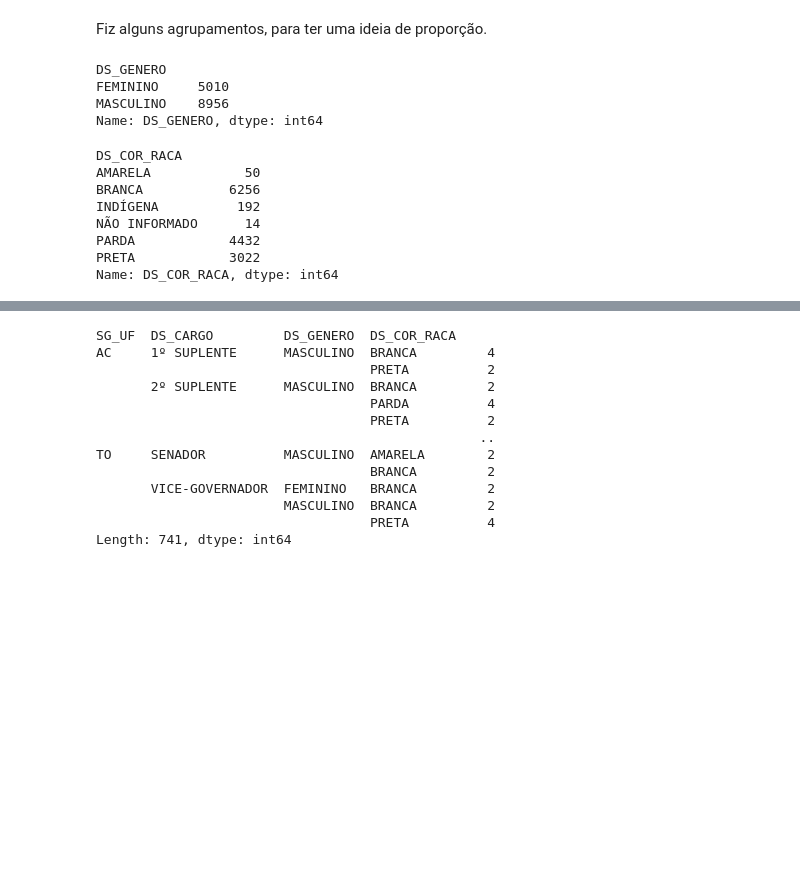
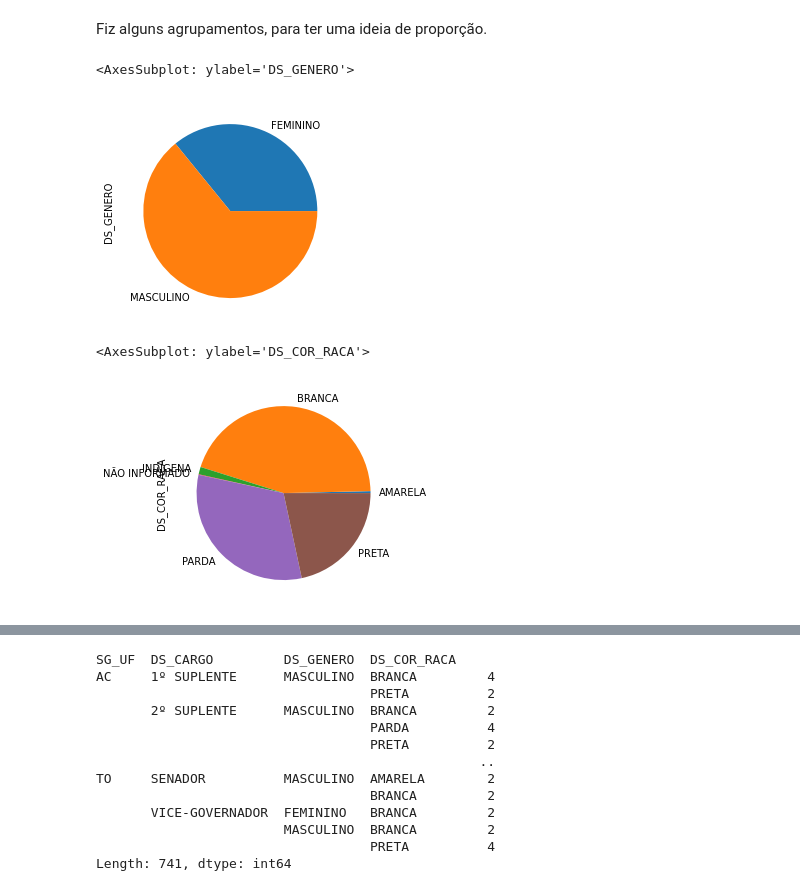
Before and after one commit to lpirola/candidatos-2022-espectro, a Jupyter notebook: process.ipynb, the cells around one changed output, grey strips where cells are left out. Drawn from its saved outputs; the diff is of its cells as text; code cells hidden in the pictures; blank space fills up the shorter version.

Commit message:
Add plot chart examples

```diff
--- a/process.ipynb
+++ b/process.ipynb
@@ -90,23 +90,15 @@ df
 Fiz alguns agrupamentos, para ter uma ideia de proporção.
 # %%
 c_genero = candidatos.groupby(['DS_GENERO'])
-c_genero['DS_GENERO'].count()
+c_genero['DS_GENERO'].count().plot(kind='pie')
 # %% [output]
-DS_GENERO
-FEMININO     5010
-MASCULINO    8956
-Name: DS_GENERO, dtype: int64
+<AxesSubplot: ylabel='DS_GENERO'>
+[figure, added]
 # %%
 c_raca = candidatos.groupby(['DS_COR_RACA'])
-c_raca['DS_COR_RACA'].count()
+c_raca['DS_COR_RACA'].count().plot(kind='pie')
 # %% [output]
-DS_COR_RACA
-AMARELA            50
-BRANCA           6256
-INDÍGENA          192
-NÃO INFORMADO      14
-PARDA            4432
-PRETA            3022
-Name: DS_COR_RACA, dtype: int64
+<AxesSubplot: ylabel='DS_COR_RACA'>
+[figure, added]
 # %%
 df1 = candidatos.groupby(['DS_CARGO'])['DS_CARGO'].count()
```
Also changed, not shown: parts of 3 cells of this notebook.
